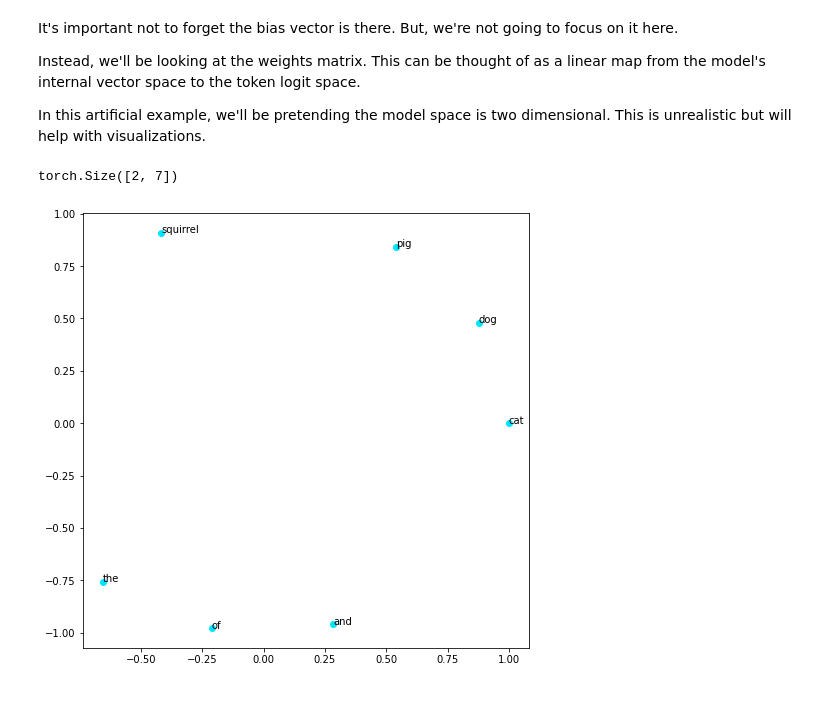
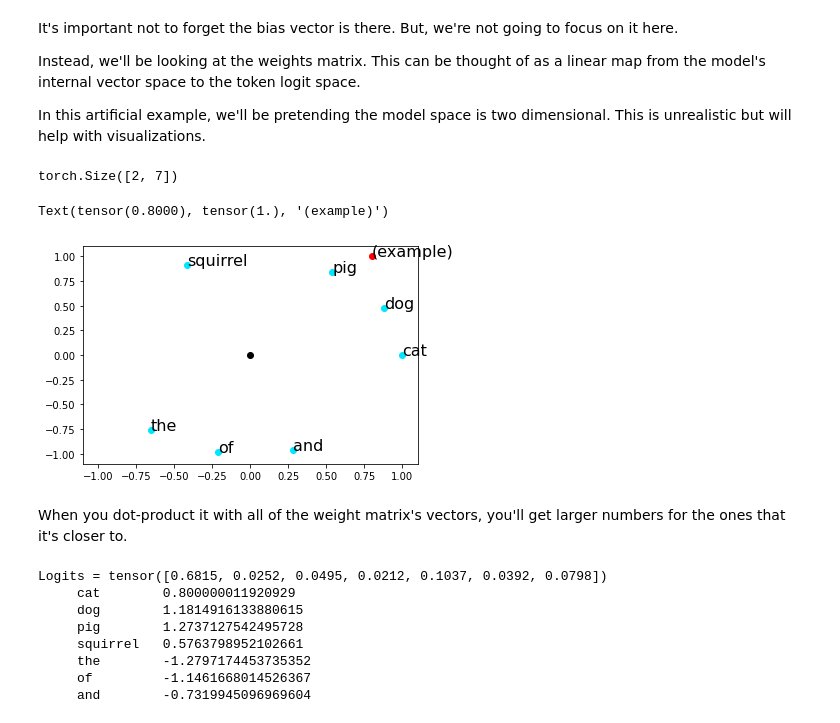
Before and after one commit to edkins/interp-ausp, a Jupyter notebook: introduction.ipynb, the cells around one changed output. Drawn from its saved outputs; the diff is of its cells as text; code cells hidden in the pictures.

```diff
--- a/introduction.ipynb
+++ b/introduction.ipynb
@@ -138,17 +152,46 @@ In this artificial example, we'll be pretending the model space is two dimension
 # %%
 import math
 import matplotlib.pyplot as plt
 plt.rcParams['figure.figsize'] = [8, 8]
 
 ts = [0, 0.5, 1, 2, 4, 4.5, 5]
 
 # The weights matrix
 M_to_V = torch.tensor([[math.cos(t), math.sin(t)] for t in ts]).T
 print(M_to_V.shape)
 
+# An example vector
+example_vector = torch.tensor([0.8, 1.0])
+
+ax = plt.gca()
+ax.set_xlim([-1.1, 1.1])
+ax.set_ylim([-1.1, 1.1])
+
+plt.scatter([0], [0], color=(0,0,0))
 plt.scatter(M_to_V[0,:], M_to_V[1,:], color=(0,0.9,1))
 for t in range(d_V):
-    plt.text(M_to_V[0,t], M_to_V[1,t], vocab[t])
+    plt.text(M_to_V[0,t], M_to_V[1,t], vocab[t], size=16)
+
+plt.scatter([example_vector[0]], [example_vector[1]], color=(1,0,0))
+plt.text(example_vector[0], example_vector[1], '(example)', size=16)
 # %% [output]
 torch.Size([2, 7])
+Text(tensor(0.8000), tensor(1.), '(example)')
-[figure, old version]
+[figure, new version]
+# %% [markdown]
+When you dot-product it with all of the weight matrix's vectors, you'll get larger numbers for the ones that it's closer to.
+# %%
+logits = torch.matmul(example_vector, M_to_V)
+
+print('Logits =', probs)
+for i in range(d_V):
+    print('    ', f'{vocab[i]:10}', logits[i].item())
+# %% [output]
+Logits = tensor([0.6815, 0.0252, 0.0495, 0.0212, 0.1037, 0.0392, 0.0798])
+     cat        0.800000011920929
+     dog        1.1814916133880615
+     pig        1.2737127542495728
+     squirrel   0.5763798952102661
+     the        -1.2797174453735352
+     of         -1.1461668014526367
+     and        -0.7319945096969604
```
Also changed, not shown: parts of 15 cells of this notebook, 1 other file.
